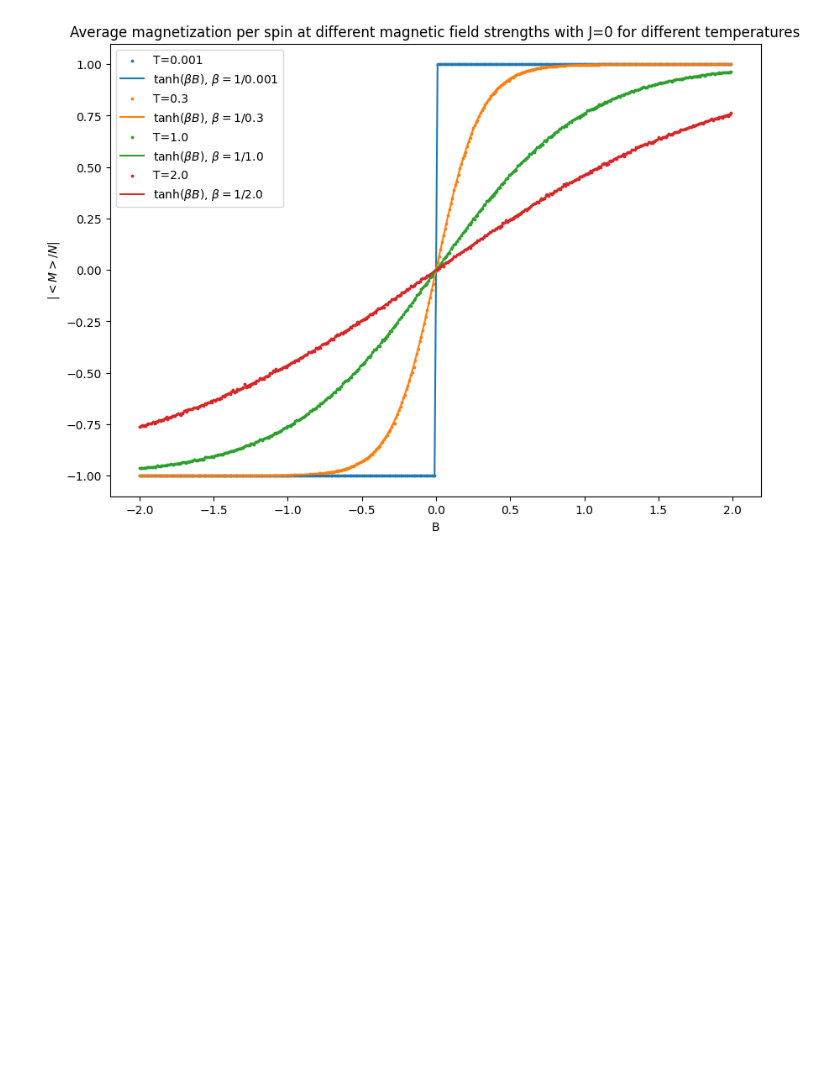
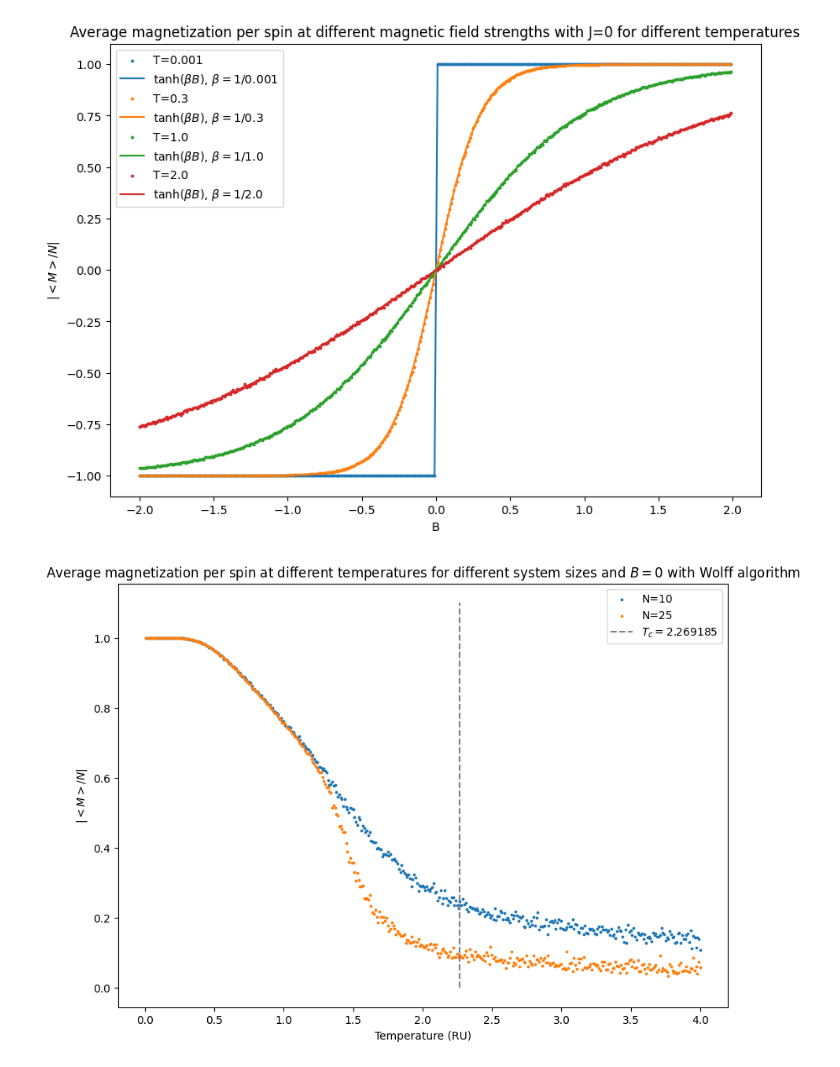
Before and after one commit to MaxNeg8/ml_ising, a Jupyter notebook: src/ising_analysis.ipynb, the cells around one changed output. Saved outputs shown, nothing was run; the diff lists cells and outputs as text; code cells hidden in the pictures; blank space fills up the shorter version.

Commit message:
Added analysis for Wolff algorithm

```diff
--- a/src/ising_analysis.ipynb
+++ b/src/ising_analysis.ipynb
@@ -70,3 +70,35 @@ ax.legend()
 plt.show()
 # %% [output]
 [figure]
+# %%
+Ns = [10, 25]
+
+fig, ax = plt.subplots(1, 1, figsize=(10, 7))
+
+for N in Ns:
+
+    filtered_trajectories = filter_trajectories(N=N, J=1, B=0, temperature=(0, 4.0), folder="ising_analysis_wolff_traj")
+
+    temperatures = []
+    magnetizations = []
+
+    for name, params in filtered_trajectories.items():
+        temperatures.append(params["temperature"])
+        trajectory = Trajectory.from_file(name)
+        magnetizations.append(trajectory.magnetization(r_equil=0.5, abs=True, n_blocks=1))
+
+    indices = np.argsort(temperatures)
+
+    ax.scatter(np.array(temperatures)[indices], np.array(magnetizations)[indices], label=f"N={N}", s=3)
+
+ax.vlines(x=2.269185, ymin=0.0, ymax=1.1, ls="--", color="gray", label="$T_c = 2.269185$")
+
+ax.set_title("Average magnetization per spin at different temperatures for different system sizes and $B = 0$ with Wolff algorithm")
+ax.set_xlabel("Temperature (RU)")
+ax.set_ylabel("$|<M>/N|$")
+
+ax.legend()
+
+plt.show()
+# %% [output]
+[figure, added]
```
Also changed, not shown: parts of 3 cells of this notebook, 2 other files.
